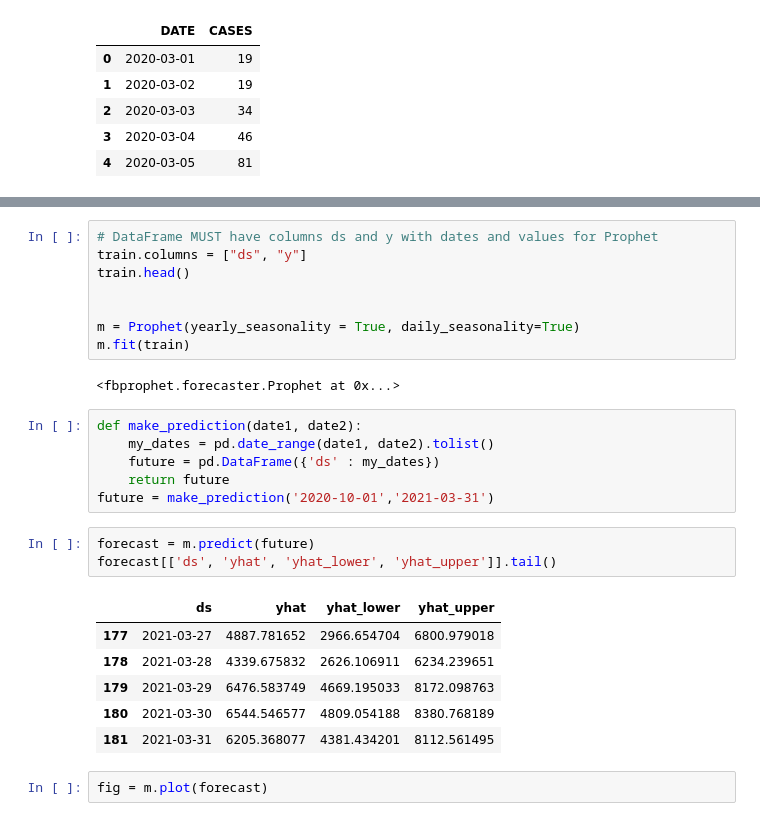
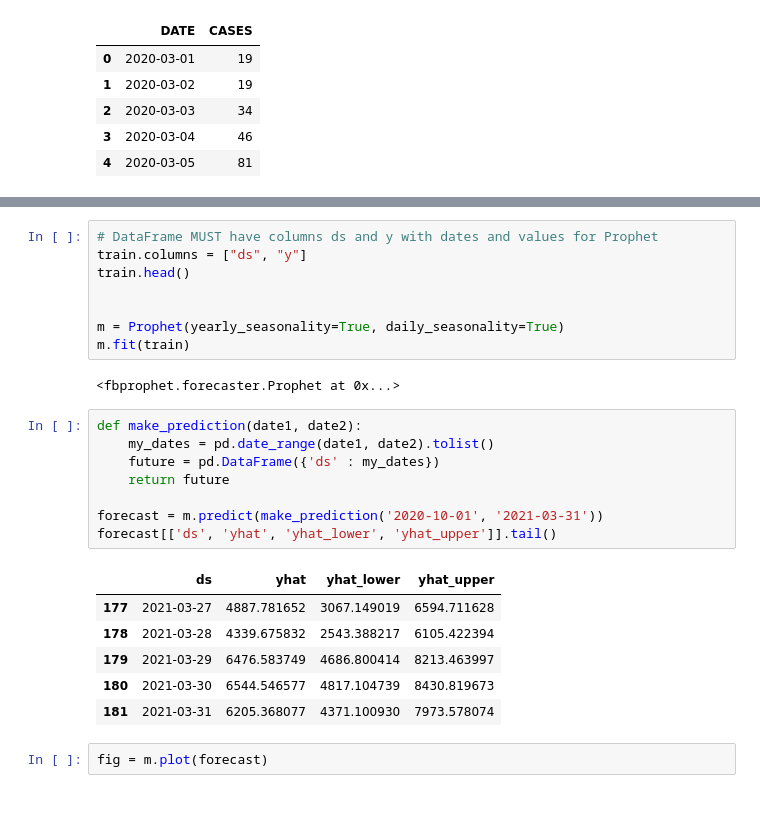
Before and after one commit to OfTheThorn/InnoweekConda, a Jupyter notebook: FBProphet.ipynb, the cells around one changed output, grey strips where cells are left out. Cells and saved outputs as stored; diff of their text form.

```diff
--- a/FBProphet.ipynb
+++ b/FBProphet.ipynb
@@ -62,26 +61,25 @@ train.columns = ["ds", "y"]
 train.head()
 
 
-m = Prophet(yearly_seasonality = True, daily_seasonality=True)
+m = Prophet(yearly_seasonality=True, daily_seasonality=True)
 m.fit(train)
 # %% [output]
 <fbprophet.forecaster.Prophet at 0x...>
 # %%
 def make_prediction(date1, date2):
     my_dates = pd.date_range(date1, date2).tolist()
     future = pd.DataFrame({'ds' : my_dates})
     return future
-future = make_prediction('2020-10-01','2021-03-31')
+
+forecast = m.predict(make_prediction('2020-10-01', '2021-03-31'))
+forecast[['ds', 'yhat', 'yhat_lower', 'yhat_upper']].tail()
+# %% [output]
+|  | ds | yhat | yhat_lower | yhat_upper |
+| 177 | 2021-03-27 | 4887.781652 | 3067.149019 | 6594.711628 |
+| 178 | 2021-03-28 | 4339.675832 | 2543.388217 | 6105.422394 |
+| 179 | 2021-03-29 | 6476.583749 | 4686.800414 | 8213.463997 |
+| 180 | 2021-03-30 | 6544.546577 | 4817.104739 | 8430.819673 |
+| 181 | 2021-03-31 | 6205.368077 | 4371.100930 | 7973.578074 |
-# %%
-forecast = m.predict(future)
-forecast[['ds', 'yhat', 'yhat_lower', 'yhat_upper']].tail()
-# %% [output]
-|  | ds | yhat | yhat_lower | yhat_upper |
-| 177 | 2021-03-27 | 4887.781652 | 2966.654704 | 6800.979018 |
-| 178 | 2021-03-28 | 4339.675832 | 2626.106911 | 6234.239651 |
-| 179 | 2021-03-29 | 6476.583749 | 4669.195033 | 8172.098763 |
-| 180 | 2021-03-30 | 6544.546577 | 4809.054188 | 8380.768189 |
-| 181 | 2021-03-31 | 6205.368077 | 4381.434201 | 8112.561495 |
 # %%
 fig = m.plot(forecast)
 # %% [output]
```
Also changed, not shown: parts of 1 cell of this notebook, 3 other files.
